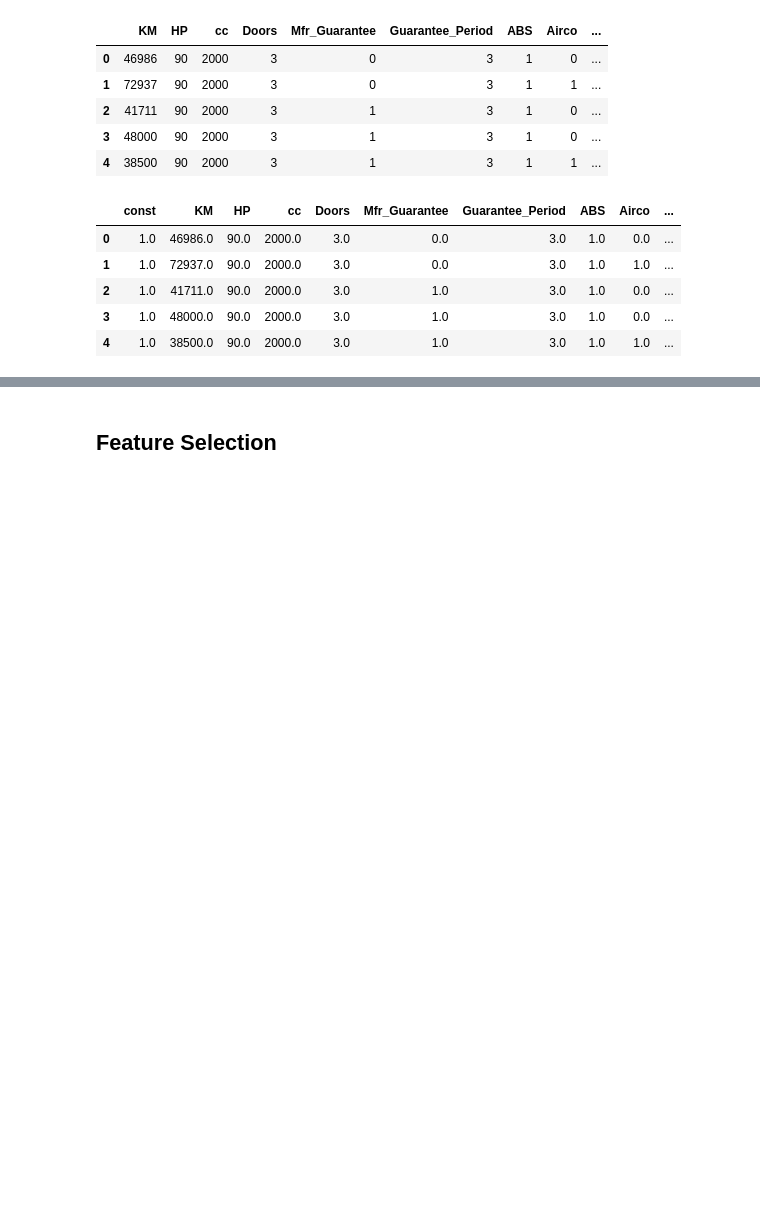
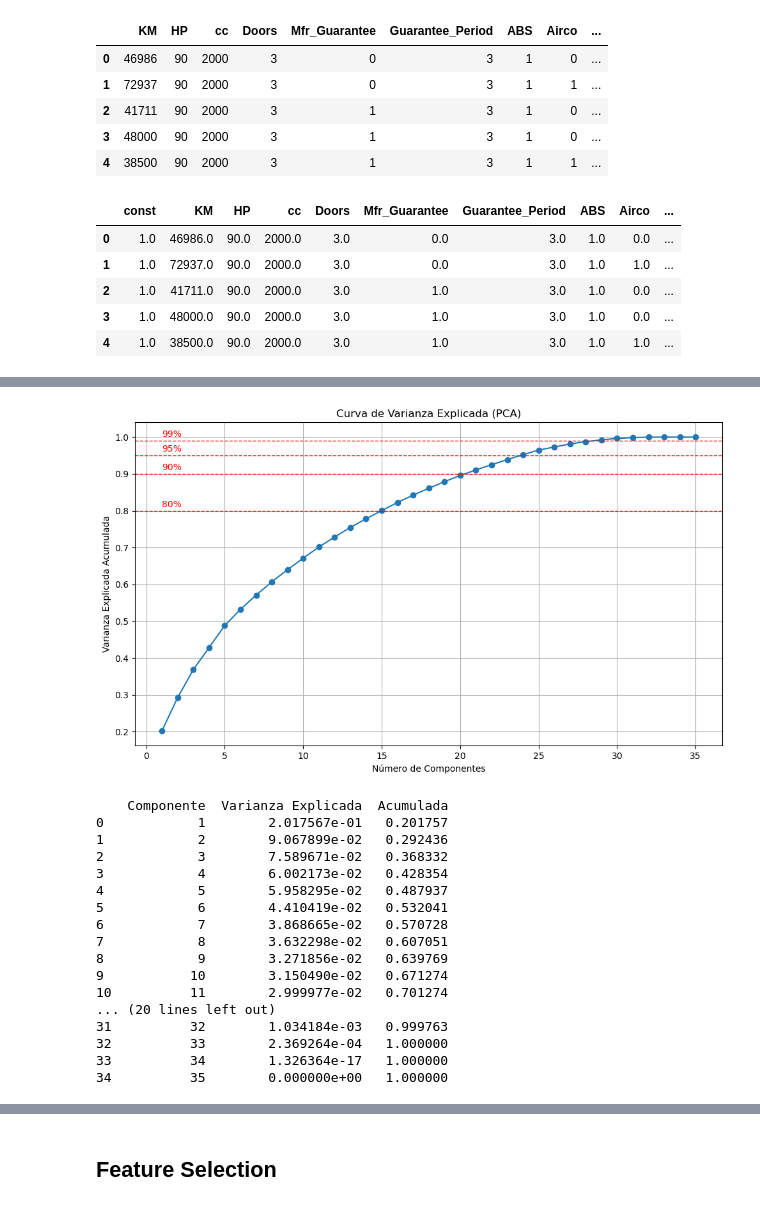
Before and after one commit to lucasdepetrisd/toyota_project, a Jupyter notebook: toyota_project/notebooks/analisis.ipynb, the cells around one changed output, grey strips where cells are left out. Saved outputs shown, nothing was run; the diff lists cells and outputs as text; code cells hidden in the pictures; blank space fills up the shorter version.

```diff
--- a/toyota_project/notebooks/analisis.ipynb
+++ b/toyota_project/notebooks/analisis.ipynb
@@ -606,0 +743,62 @@ Modelo OLS registrado con MLflow.
+# %%
+df_rd = df_limp.copy()
+
+df_rd = df_rd.drop(columns=["Model", "Fuel_Type"])
+# %%
+from sklearn.decomposition import PCA
+from sklearn.preprocessing import StandardScaler
+
+# 1. Normalizar los datos (PCA es sensible a la escala)
+scaler = StandardScaler()
+X_scaled = scaler.fit_transform(df_rd)
+
+# 2. Aplicar PCA (sin especificar componentes aún)
+pca = PCA()
+X_pca = pca.fit_transform(X_scaled)
+
+# 3. Ver proporción de varianza explicada
+explained_var_ratio = pca.explained_variance_ratio_
+cumulative_var_ratio = np.cumsum(explained_var_ratio)
+
+# 4. Graficar varianza explicada
+plt.figure(figsize=(10, 6))
+plt.plot(range(1, len(cumulative_var_ratio) + 1), cumulative_var_ratio, marker='o', label='Varianza Acumulada')
+plt.xlabel("Número de Componentes")
+plt.ylabel("Varianza Explicada Acumulada")
+plt.title("Curva de Varianza Explicada (PCA)")
+plt.grid(True)
+
+# Líneas horizontales de referencia
+for threshold in [0.80, 0.90, 0.95, 0.99]:
+    plt.axhline(y=threshold, color='r', linestyle='--', linewidth=1)
+    plt.text(1, threshold + 0.01, f"{int(threshold*100)}%", color='r')
+
+plt.tight_layout()
+plt.show()
+
+varianza_por_componente = pd.DataFrame({
+    "Componente": np.arange(1, len(explained_var_ratio)+1),
+    "Varianza Explicada": explained_var_ratio,
+    "Acumulada": cumulative_var_ratio
+})
+
+print(varianza_por_componente)
+# %% [output]
+[figure, added]
+    Componente  Varianza Explicada  Acumulada
+0            1        2.017567e-01   0.201757
+1            2        9.067899e-02   0.292436
+2            3        7.589671e-02   0.368332
+3            4        6.002173e-02   0.428354
+4            5        5.958295e-02   0.487937
+5            6        4.410419e-02   0.532041
+6            7        3.868665e-02   0.570728
+7            8        3.632298e-02   0.607051
+8            9        3.271856e-02   0.639769
+9           10        3.150490e-02   0.671274
+10          11        2.999977e-02   0.701274
+... (20 lines left out)
+31          32        1.034184e-03   0.999763
+32          33        2.369264e-04   1.000000
+33          34        1.326364e-17   1.000000
+34          35        0.000000e+00   1.000000
```
Also changed, not shown: parts of 21 cells of this notebook, 1 other file.
